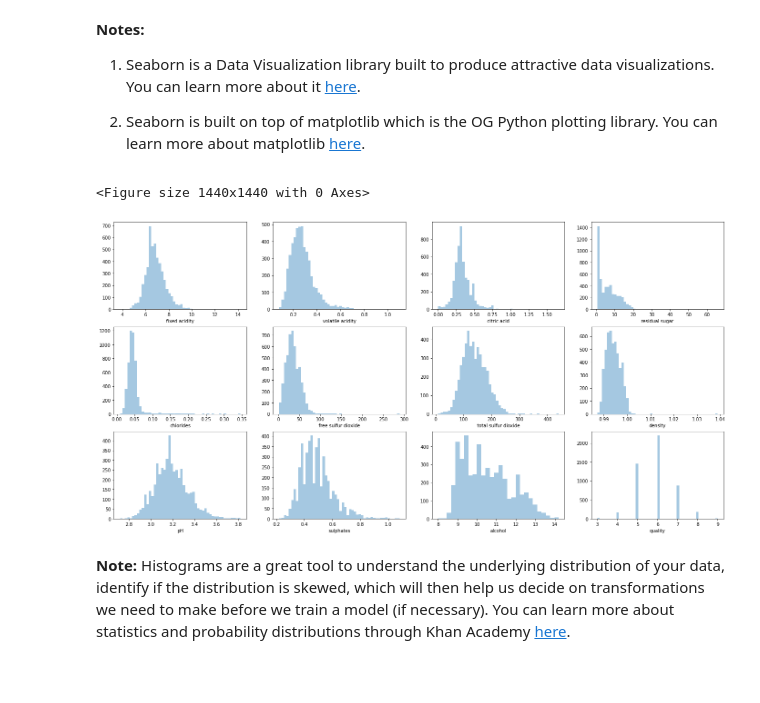
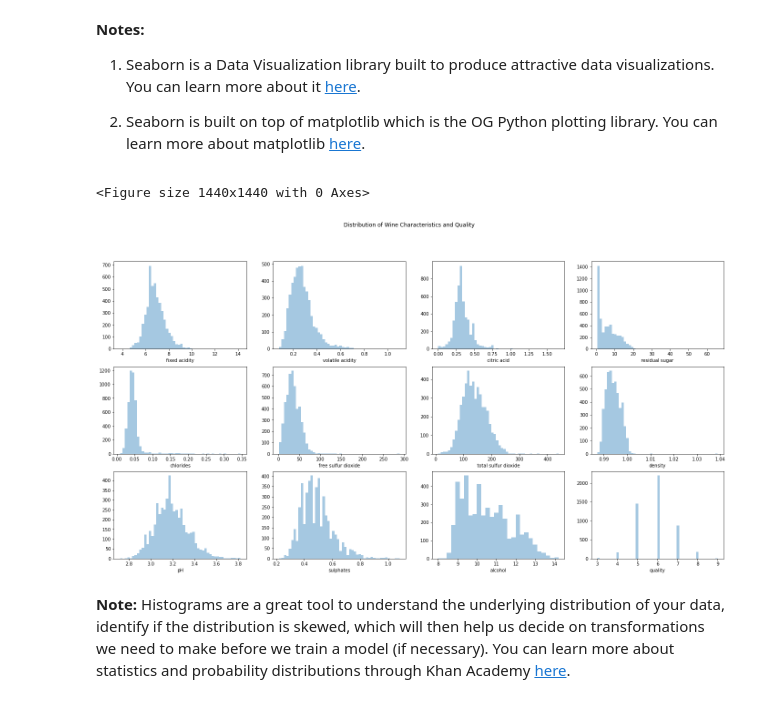
Before and after one commit to MaximusDecimusV/DSLearning, a Jupyter notebook: DateEthics4All_Bootcamp_DS_101.ipynb, the cells around one changed output. Saved outputs shown, nothing was run; the diff lists cells and outputs as text; code cells hidden in the pictures; blank space fills up the shorter version.

```diff
--- a/DateEthics4All_Bootcamp_DS_101.ipynb
+++ b/DateEthics4All_Bootcamp_DS_101.ipynb
@@ -154,30 +157,26 @@ import matplotlib.pyplot as plt
 1. Seaborn is a Data Visualization library built to produce attractive data visualizations. You can learn more about it [here](https://seaborn.pydata.org/).
 
 2. Seaborn is built on top of matplotlib which is the OG Python plotting library. You can learn more about matplotlib [here](https://matplotlib.org/3.3.1/contents.html).
-# %%
-#Plotting a bunch of histograms
-plt.figure(figsize = (20,20))
-
-f, axes = plt.subplots(3, 4, figsize=(24, 12))#Setting a figure size
-sns.distplot( df["fixed acidity"], ax=axes[0, 0], kde = False)
-sns.distplot( df["volatile acidity"] , ax=axes[0, 1], kde = False)
-sns.distplot( df["citric acid"] , ax=axes[0, 2], kde = False)
-sns.distplot( df["residual sugar"], ax=axes[0, 3], kde = False)
-
-sns.distplot( df["chlorides"] , ax=axes[1, 0], kde = False)
-sns.distplot( df["free sulfur dioxide"] , ax=axes[1, 1], kde = False)
-sns.distplot( df["total sulfur dioxide"] , ax=axes[1, 2], kde = False)
-sns.distplot( df["density"] , ax=axes[1, 3], kde = False)
-
-sns.distplot( df["pH"] , ax=axes[2, 0], kde = False)
-sns.distplot( df["sulphates"] , ax=axes[2, 1], kde = False)
-sns.distplot( df["alcohol"] , ax=axes[2, 2], kde = False)
-sns.distplot( df["quality"] , ax=axes[2, 3], kde = False)
-
-plt.show()
-# %% [output]
-<Figure size 1440x1440 with 0 Axes>
-[figure, removed]
+# %%
+#Plotting a bunch of histograms
+plt.figure(figsize = (20,20))
+f, axes = plt.subplots(3, 4, figsize=(24, 12))#Setting a figure size
+i = 0
+j = 0
+for column in df.columns:
+  if j <=3 :
+    sns.distplot( df[column], ax=axes[i, j], kde = False)
+    j += 1
+  else:
+    i += 1
+    j = 0
+    sns.distplot( df[column], ax=axes[i, j], kde = False)
+    j += 1
+f.suptitle("Distribution of Wine Characteristics and Quality")
+plt.show()
+# %% [output]
+<Figure size 1440x1440 with 0 Axes>
+[figure, added]
 # %% [markdown]
 **Note:** Histograms are a great tool to understand the underlying distribution of your data, identify if the distribution is skewed, which will then help us decide on transformations we need to make before we train a model (if necessary). You can learn more about statistics and probability distributions through Khan Academy [here](https://www.khanacademy.org/math/statistics-probability/random-variables-stats-library).
 # %% [markdown]
```
Also changed, not shown: parts of 9 cells of this notebook.
